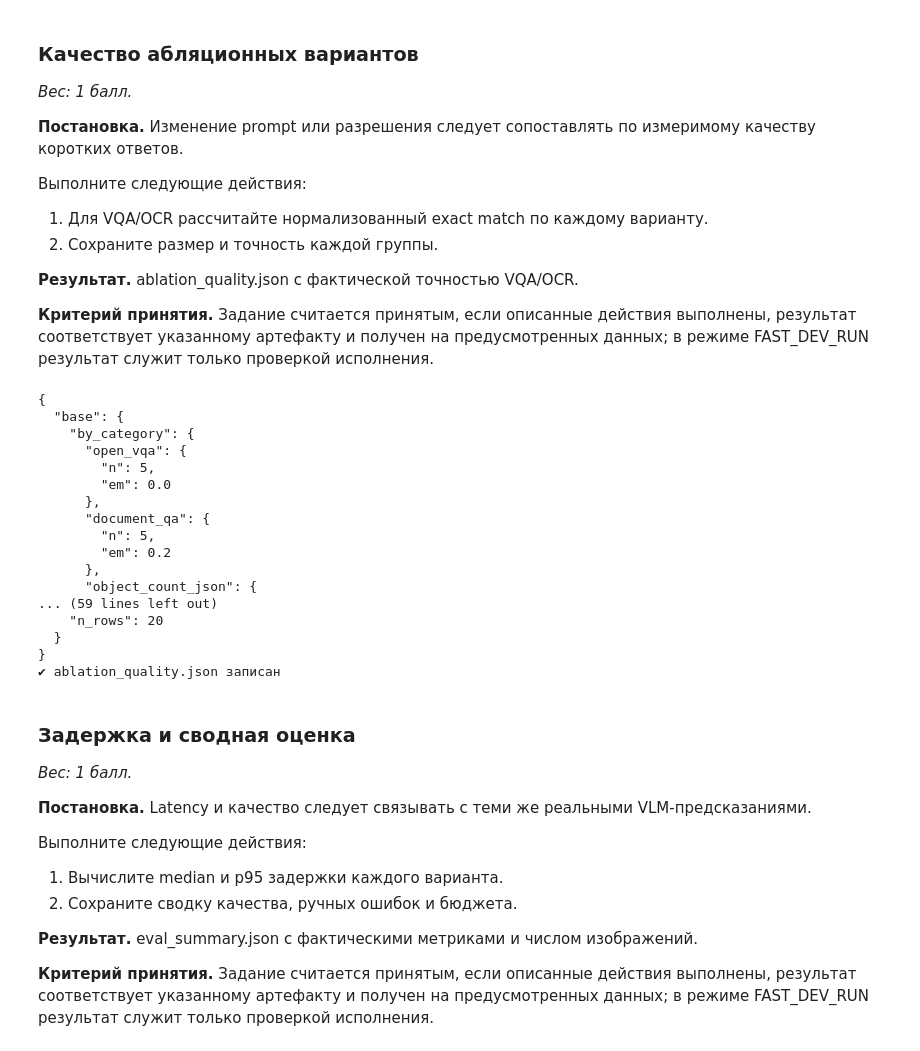
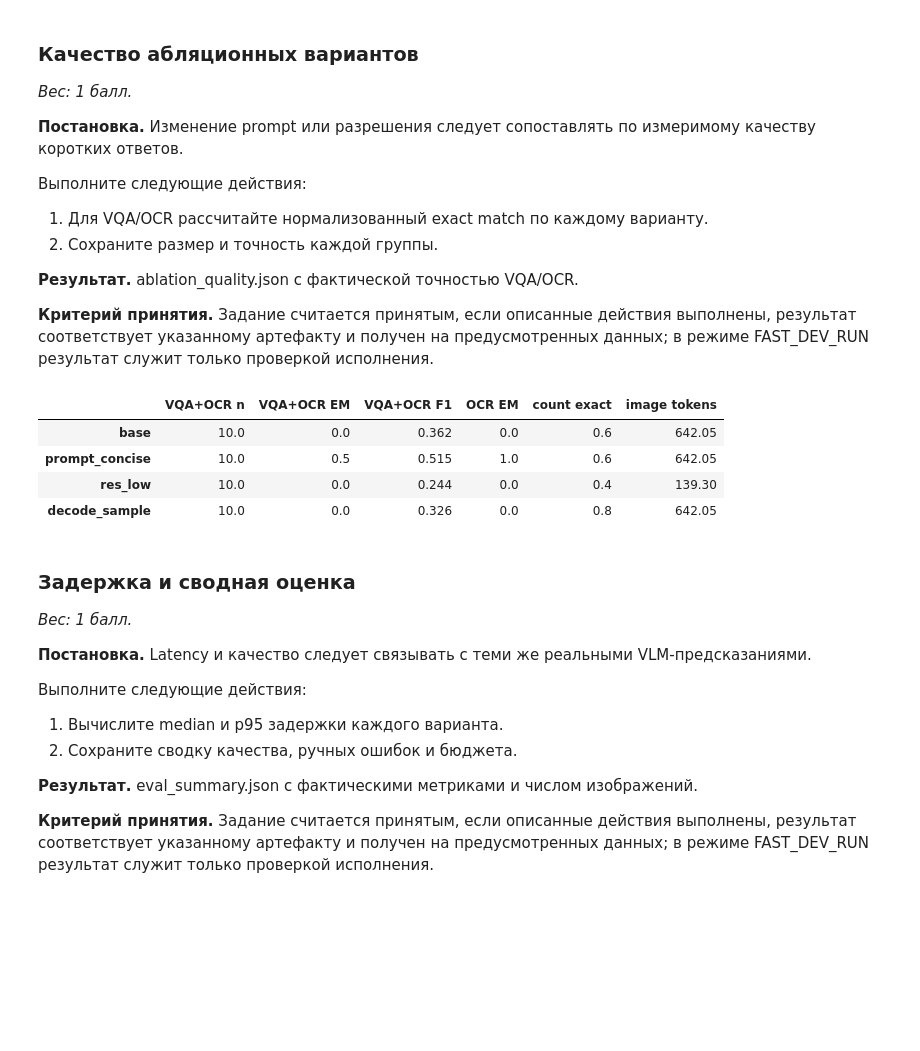
Before and after one commit to bysischpok/ML_sota, a Jupyter notebook: lab6_sota/lab6_sota.ipynb, the cells around one changed output. Drawn from its saved outputs; the diff is of its cells as text; code cells hidden in the pictures; blank space fills up the shorter version.

```diff
--- a/lab6_sota/lab6_sota.ipynb
+++ b/lab6_sota/lab6_sota.ipynb
@@ -634,58 +676,24 @@ check(len(abl_all) > 0, f"ablation.jsonl: {len(abl_all)} записей")
 
 **Критерий принятия.** Задание считается принятым, если описанные действия выполнены, результат соответствует указанному артефакту и получен на предусмотренных данных; в режиме FAST_DEV_RUN результат служит только проверкой исполнения.
 # %%
-# Реализуйте это задание по постановке выше.
-from collections import defaultdict
-
-abl_by_cfg = defaultdict(list)
-for r in abl_all:
-    abl_by_cfg[r["config"]].append(r)
-
-ex_by_id = {ex["id"]: ex for ex in examples}
-em_cats = {"open_vqa", "document_qa", "object_count_json"}
-
-abl_quality = {}
-for cfg, rows in abl_by_cfg.items():
-    per_cat = defaultdict(list)
-    for r in rows:
-        ex = ex_by_id.get(r["id"])
-        if ex is None or ex["category"] not in em_cats:
-            continue
-        if ex["category"] == "object_count_json":
-            s = count_match(r["answer"], ex["reference"])
-        else:
-            s = em_score(r["answer"], ex["reference"])
-        per_cat[ex["category"]].append(s)
-
-    flat = [s for v in per_cat.values() for s in v]
-    abl_quality[cfg] = {
-        "by_category": {c: {"n": len(v), "em": float(np.mean(v))} for c, v in per_cat.items()},
-        "overall_em": float(np.mean(flat)) if flat else None,
-        "n_rows": len(rows),
-    }
-
-with open(ARTIFACTS / "ablation_quality.json", "w", encoding="utf-8") as f:
-    json.dump(abl_quality, f, ensure_ascii=False, indent=2)
-print(json.dumps(abl_quality, ensure_ascii=False, indent=2))
-check(bool(abl_quality), "ablation_quality.json записан")
+# === 9. Качество абляционных вариантов (VQA/OCR EM + structured) ===
+ablation_quality = {}
+for name, rows in ablation.items():
+    agg = aggregate(score_rows(rows))
+    ablation_quality[name] = {"config": VARIANTS[name], **agg,
+                              "mean_image_tokens": float(np.mean([r["n_image_tokens"] for r in rows])),
+                              "mean_output_tokens": float(np.mean([r["n_output_tokens"] for r in rows]))}
+json.dump(ablation_quality, open(ARTIFACTS / "ablation_quality.json", "w"), indent=2)
+tbl = {n: {"VQA+OCR n": q.get("vqa+ocr", {}).get("n"), "VQA+OCR EM": q.get("vqa+ocr", {}).get("em"), "VQA+OCR F1": q.get("vqa+ocr", {}).get("f1"),
+           "OCR EM": q.get("document_qa", {}).get("em"), "count exact": q.get("object_count_json", {}).get("count_exact"),
+           "image tokens": q["mean_image_tokens"]} for n, q in ablation_quality.items()}
+display(pd.DataFrame(tbl).T.round(3))
 # %% [output]
-{
-  "base": {
-    "by_category": {
-      "open_vqa": {
-        "n": 5,
-        "em": 0.0
-      },
-      "document_qa": {
-        "n": 5,
-        "em": 0.2
-      },
-      "object_count_json": {
-... (59 lines left out)
-    "n_rows": 20
-  }
-}
-✔ ablation_quality.json записан
+|  | VQA+OCR n | VQA+OCR EM | VQA+OCR F1 | OCR EM | count exact | image tokens |
+| base | 10.0 | 0.0 | 0.362 | 0.0 | 0.6 | 642.05 |
+| prompt_concise | 10.0 | 0.5 | 0.515 | 1.0 | 0.6 | 642.05 |
+| res_low | 10.0 | 0.0 | 0.244 | 0.0 | 0.4 | 139.30 |
+| decode_sample | 10.0 | 0.0 | 0.326 | 0.0 | 0.8 | 642.05 |
 # %% [markdown]
 ### Задержка и сводная оценка
 
```
Also changed, not shown: parts of 18 cells of this notebook.
